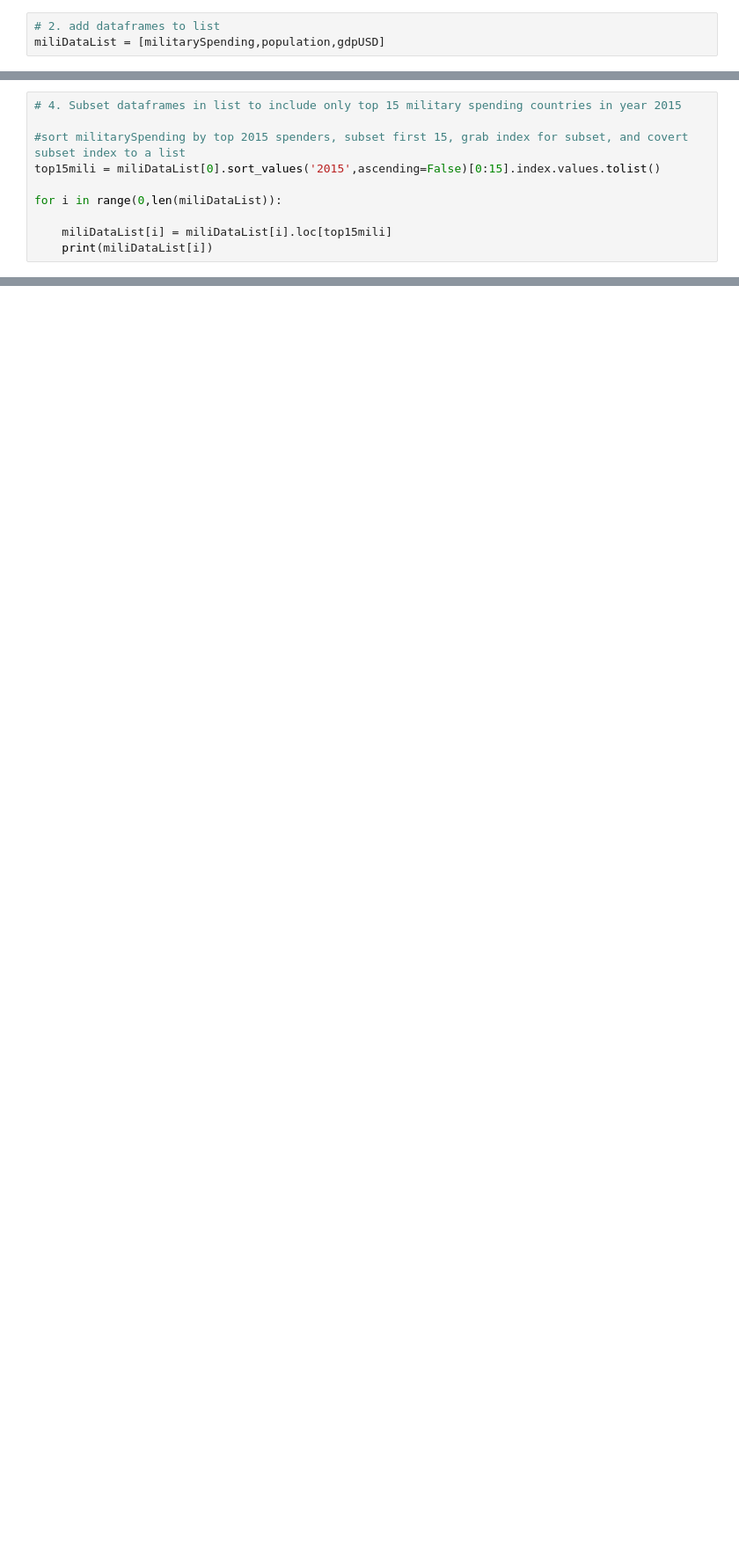
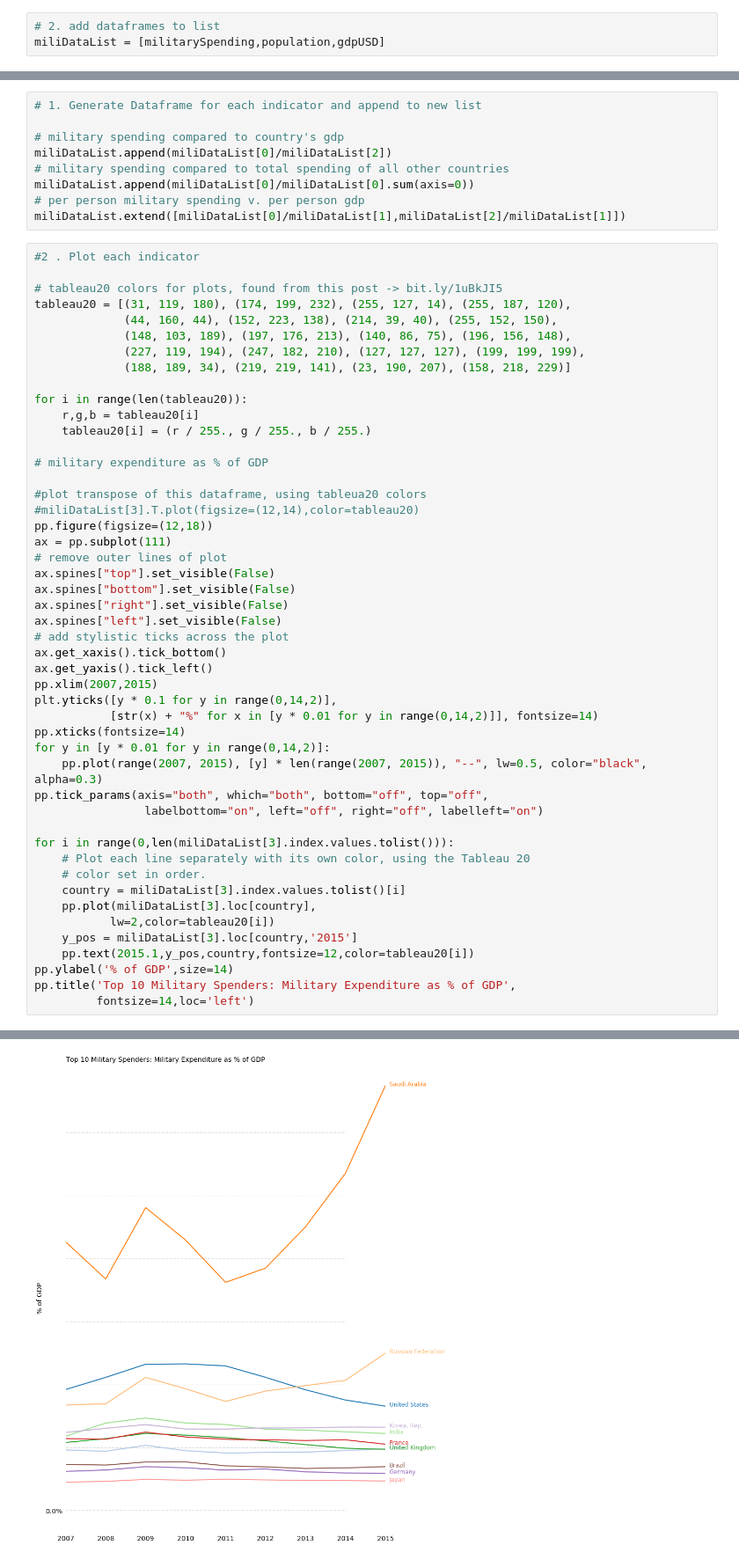
Before and after one commit to maxgrossman/minemilitaries, a Jupyter notebook: minemilitaries.ipynb, the cells around one changed output, grey strips where cells are left out. Shown at 88% size. Cells and saved outputs as stored; diff of their text form; blank space fills up the shorter version.

Commit message:
graphing my indicators. fighting with matlibplot

```diff
--- a/minemilitaries.ipynb
+++ b/minemilitaries.ipynb
@@ -83,10 +96,0 @@ for i in range(0,len(miliDataList)):
-# %%
-# 4. Subset dataframes in list to include only top 15 military spending countries in year 2015
-
-#sort militarySpending by top 2015 spenders, subset first 15, grab index for subset, and covert subset index to a list
-top15mili = miliDataList[0].sort_values('2015',ascending=False)[0:15].index.values.tolist()
-
-for i in range(0,len(miliDataList)):
-
-    miliDataList[i] = miliDataList[i].loc[top15mili]
-    print(miliDataList[i])
@@ -112,0 +110,58 @@ Turkey              7.890000e+11  8.230000e+11  7.990000e+11  7.180000e+11
+# %%
+# 1. Generate Dataframe for each indicator and append to new list
+
+# military spending compared to country's gdp
+miliDataList.append(miliDataList[0]/miliDataList[2])
+# military spending compared to total spending of all other countries
+miliDataList.append(miliDataList[0]/miliDataList[0].sum(axis=0))
+# per person military spending v. per person gdp
+miliDataList.extend([miliDataList[0]/miliDataList[1],miliDataList[2]/miliDataList[1]])
+# %%
+#2 . Plot each indicator
+
+# tableau20 colors for plots, found from this post -> bit.ly/1uBkJI5
+tableau20 = [(31, 119, 180), (174, 199, 232), (255, 127, 14), (255, 187, 120),
+             (44, 160, 44), (152, 223, 138), (214, 39, 40), (255, 152, 150),
+             (148, 103, 189), (197, 176, 213), (140, 86, 75), (196, 156, 148),
+             (227, 119, 194), (247, 182, 210), (127, 127, 127), (199, 199, 199),
+             (188, 189, 34), (219, 219, 141), (23, 190, 207), (158, 218, 229)]
+
+for i in range(len(tableau20)):
+    r,g,b = tableau20[i]
+    tableau20[i] = (r / 255., g / 255., b / 255.)
+
+# military expenditure as % of GDP
+
+#plot transpose of this dataframe, using tableua20 colors
+#miliDataList[3].T.plot(figsize=(12,14),color=tableau20)
+pp.figure(figsize=(12,18))
+ax = pp.subplot(111)
+# remove outer lines of plot
+ax.spines["top"].set_visible(False)
+ax.spines["bottom"].set_visible(False)
+ax.spines["right"].set_visible(False)
+ax.spines["left"].set_visible(False)
+# add stylistic ticks across the plot
+ax.get_xaxis().tick_bottom()
+ax.get_yaxis().tick_left()
+pp.xlim(2007,2015)
+plt.yticks([y * 0.1 for y in range(0,14,2)],
+           [str(x) + "%" for x in [y * 0.01 for y in range(0,14,2)]], fontsize=14)
+pp.xticks(fontsize=14)
+for y in [y * 0.01 for y in range(0,14,2)]:
+    pp.plot(range(2007, 2015), [y] * len(range(2007, 2015)), "--", lw=0.5, color="black", alpha=0.3)
+pp.tick_params(axis="both", which="both", bottom="off", top="off",
+                labelbottom="on", left="off", right="off", labelleft="on")
+
+for i in range(0,len(miliDataList[3].index.values.tolist())):
+    # Plot each line separately with its own color, using the Tableau 20
+    # color set in order.
+    country = miliDataList[3].index.values.tolist()[i]
+    pp.plot(miliDataList[3].loc[country],
+           lw=2,color=tableau20[i])
+    y_pos = miliDataList[3].loc[country,'2015']
+    pp.text(2015.1,y_pos,country,fontsize=12,color=tableau20[i])
+pp.ylabel('% of GDP',size=14)
+pp.title('Top 10 Military Spenders: Military Expenditure as % of GDP',
+         fontsize=14,loc='left')
+# %% [output]
@@ -112,0 +169 @@ Turkey              7.890000e+11  8.230000e+11  7.990000e+11  7.180000e+11
+[figure, added]
```
Also changed, not shown: parts of 14 cells of this notebook, 1 other file.
